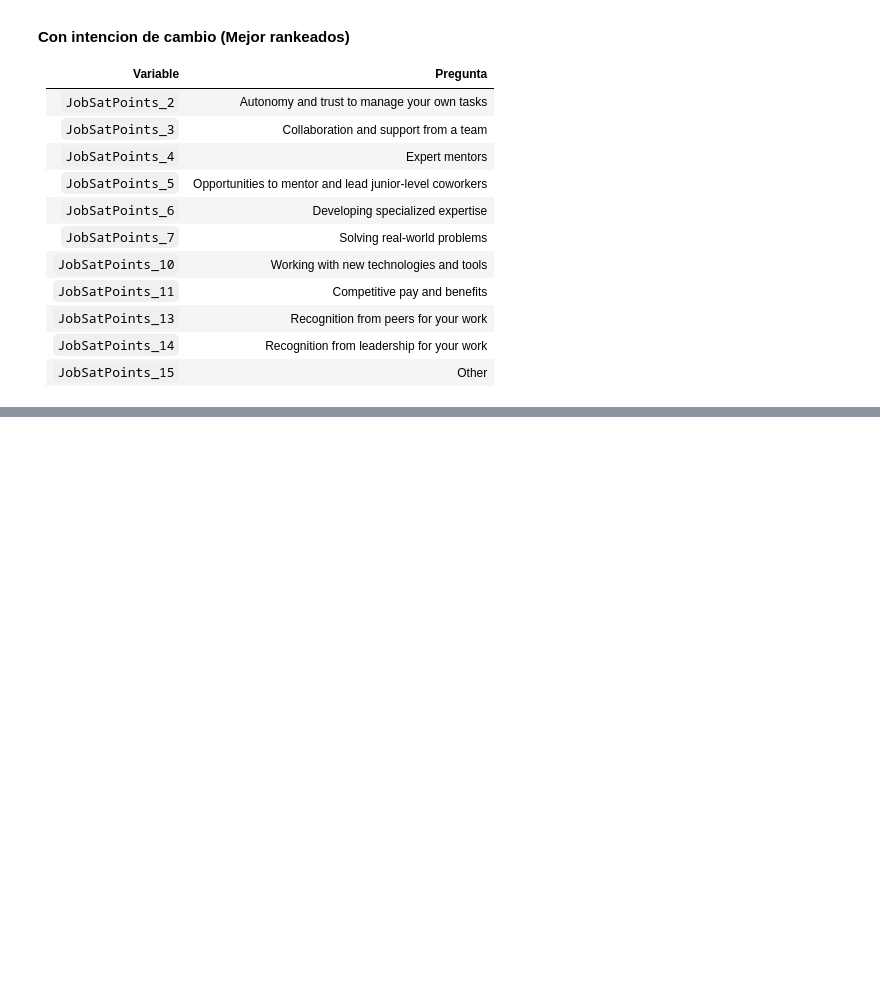
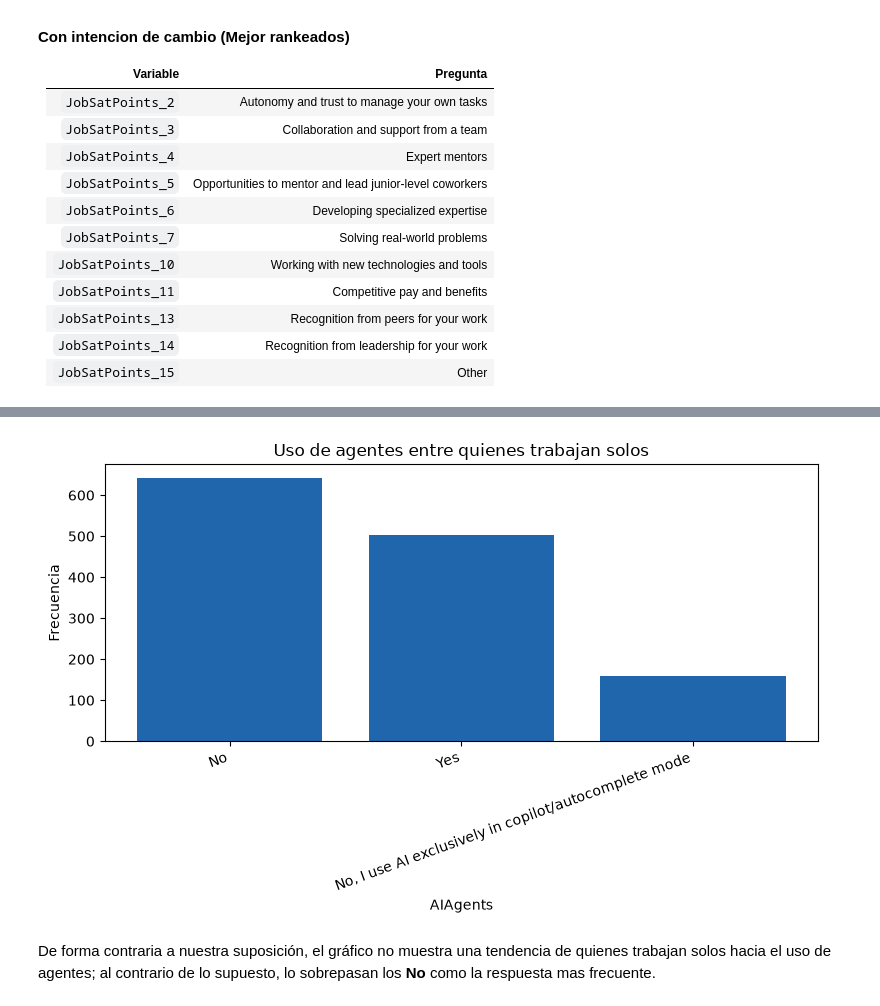
Before and after one commit to MateoGarrido13/StackOverflow-G23, a Jupyter notebook: Grupo23-Fund_C_Datos-StackOverflow.ipynb, the cells around one changed output, grey strips where cells are left out. Cells and saved outputs as stored; diff of their text form; code cells hidden in the pictures; blank space fills up the shorter version.

```diff
--- a/Grupo23-Fund_C_Datos-StackOverflow.ipynb
+++ b/Grupo23-Fund_C_Datos-StackOverflow.ipynb
@@ -1341,0 +1545,15 @@ Observamos que valores cercanos a 15 (peor rankeados) en #1, #9 y #8, empujan al
+# %%
+# realizamos la agrupacion (Yes, "No, I use AI exclusively in copilot/autocomplete mode", No) sobre la variable AIAgents
+# Yes: "Yes, I use AI agents at work daily", "Yes, I use AI agents at work weekly", "Yes, I use AI agents at work monthly or infrequently"
+# "No, I use AI exclusively in copilot/autocomplete mode" se mantiene
+# No: "No, but I plan to", "No, and I don't plan to"
+agrupacion_agentes = {
+    "Yes, I use AI agents at work daily": "Yes",
+    "Yes, I use AI agents at work weekly": "Yes",
+    "Yes, I use AI agents at work monthly or infrequently": "Yes",
+    "No, only use IA across LLM": "No, I use AI exclusively in copilot/autocomplete mode",
+    "No, but I plan to": "No",
+    "No, and I don't plan to": "No",
+}
+df_emp_agentes["AIAgents"] = df_emp_agentes["AIAgents"].replace(agrupacion_agentes)
+df_emp_agentes["AIAgents"].value_counts()
@@ -1341,0 +1654,23 @@ Observamos que valores cercanos a 15 (peor rankeados) en #1, #9 y #8, empujan al
+# %%
+# construir un grafico de barra solo para aquellos que en 'OrgSize'=   "Just me - I am a freelancer, sole proprietor, etc.", sobre el eje vertical ira la frecuencia, sobre el eje horizontal barras en orden descendente de mas frecuente a menos para los valores unicos de 'AIAgents'
+import matplotlib.pyplot as plt
+
+freelancer = "Just me - I am a freelancer, sole proprietor, etc."
+frecuencias_freelancer = (
+    df_emp_agentes.loc[df_emp_agentes["OrgSize"] == freelancer, "AIAgents"]
+    .value_counts()
+    .sort_values(ascending=False)
+)
+
+fig, ax = plt.subplots(figsize=(8, 5))
+ax.bar(frecuencias_freelancer.index, frecuencias_freelancer.values, color="#2066ac")
+ax.set_ylabel("Frecuencia")
+ax.set_xlabel("AIAgents")
+ax.set_title("Uso de agentes entre quienes trabajan solos")
+plt.xticks(rotation=20, ha="right")
+plt.tight_layout()
+plt.show()
+# %% [output]
+[figure, added]
+# %% [markdown]
+De forma contraria a nuestra suposición, el gráfico no muestra una tendencia de quienes trabajan solos hacia el uso de agentes; al contrario de lo supuesto, lo sobrepasan los **No** como la respuesta mas frecuente.
```
Also changed, not shown: parts of 21 cells of this notebook, 1 other file.
